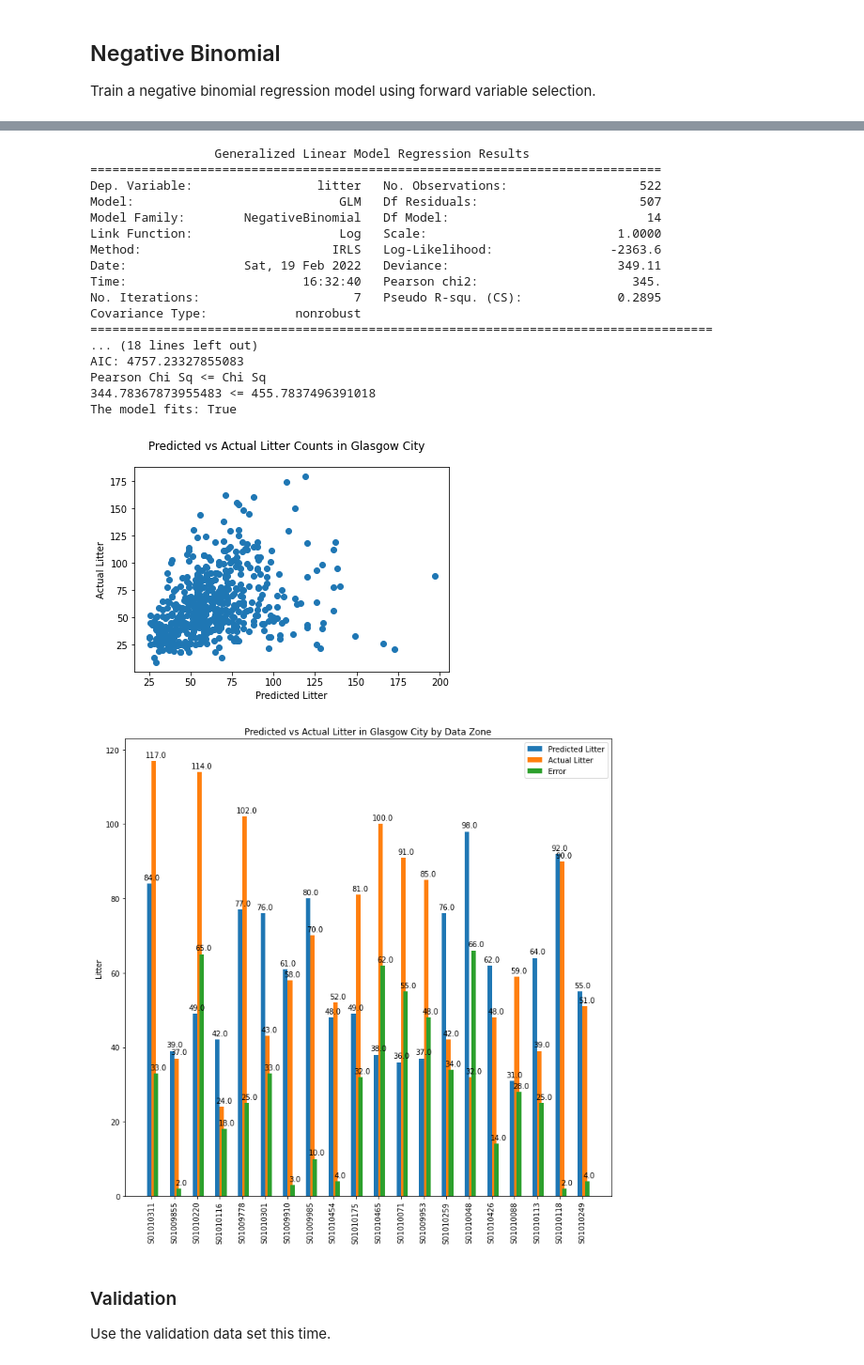
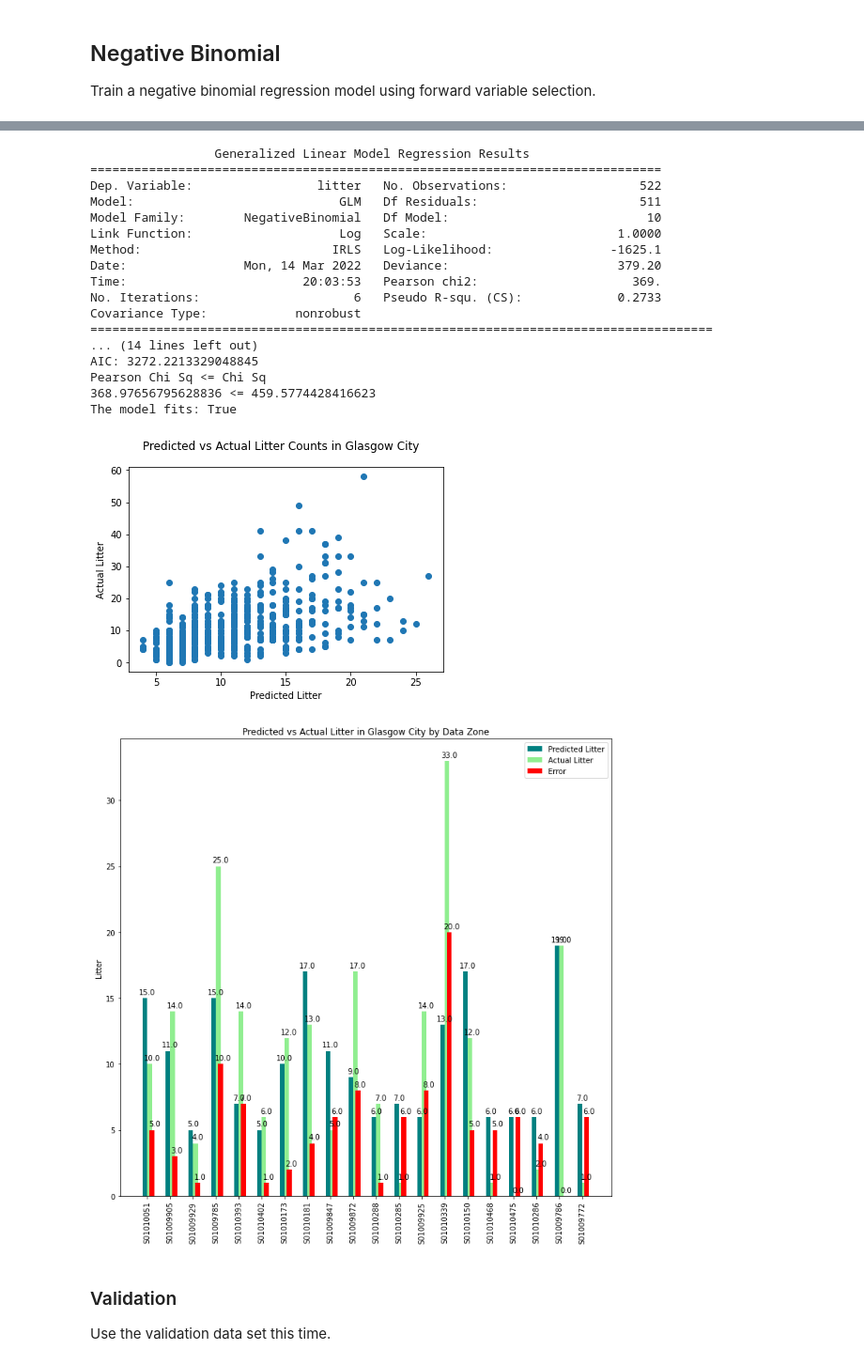
Before and after one commit to Garee/glasgow-litter, a Jupyter notebook: regression/regression.ipynb, the cells around one changed output, grey strips where cells are left out. Shown at 94% size. Drawn from its saved outputs; the diff is of its cells as text; code cells hidden in the pictures.

```diff
--- a/regression/regression.ipynb
+++ b/regression/regression.ipynb
@@ -43,6 +43,8 @@ def remove_features(df):
 def impute_missing_data(df):
   """Replace missing values with their mean"""
   features = [
+    "Total_population",
+    "Working_Age_population",
     "CIF",
     "ALCOHOL",
     "DRUG",
@@ -60,7 +62,7 @@ def impute_missing_data(df):
   ]
   for f in features:
     df[f].fillna(df[f].mean(), inplace=True)
-    df[f].replace(to_replace=0, value=df[f].mean())
+    df[f].replace(to_replace=0, value=df[f].mean(), inplace=True)
   return df
 
 def impute_data_zones(df):
@@ -313,20 +315,18 @@ plot_correlation_matrix(df_train, df_train.columns, figsize=(30,30))
 # %%
 features_with_corr = [
   "litter",
+  # Positive
+  "no_qualifications",
   "income_rate",
-  "no_qualifications",
+  "CIF",
   "employment_rate",
-  "CIF",
-  "income_count",
   "EMERG",
+  "DEPRESS",
+  "SMR",
   "ALCOHOL",
-  "DEPRESS",
-  "overcrowded_rate",
-  "DRUG",
-  "SMR",
-  "Attendance",
+  # Negative
   "Attainment",
-  "University"
+  "Attendance"
 ]
 
 plot_correlation_matrix(df_train, columns=features_with_corr)
@@ -461,6 +461,6 @@ The model fits: False
 
 Train a negative binomial regression model using forward variable selection.
 # %%
-nb_model = forward_selection(df_train_in, "litter", smf_model=smf.negativebinomial, family=sm.families.NegativeBinomial(alpha=0.2))
+nb_model = forward_selection(df_train_in, "litter", smf_model=smf.negativebinomial, family=sm.families.NegativeBinomial(alpha=0.4))
 # %% [output]
 Optimization terminated successfully.
@@ -490,19 +490,19 @@ check_pearson_chi2(pearson_chi2=nb_model.pearson_chi2, residuals=nb_model.df_res
                  Generalized Linear Model Regression Results
 ==============================================================================
 Dep. Variable:                 litter   No. Observations:                  522
-Model:                            GLM   Df Residuals:                      507
-Model Family:        NegativeBinomial   Df Model:                           14
+Model:                            GLM   Df Residuals:                      511
+Model Family:        NegativeBinomial   Df Model:                           10
 Link Function:                    Log   Scale:                          1.0000
-Method:                          IRLS   Log-Likelihood:                -2363.6
-Date:                Sat, 19 Feb 2022   Deviance:                       349.11
-Time:                        16:32:40   Pearson chi2:                     345.
-No. Iterations:                     7   Pseudo R-squ. (CS):             0.2895
+Method:                          IRLS   Log-Likelihood:                -1625.1
+Date:                Mon, 14 Mar 2022   Deviance:                       379.20
+Time:                        20:03:53   Pearson chi2:                     369.
+No. Iterations:                     6   Pseudo R-squ. (CS):             0.2733
 Covariance Type:            nonrobust
 =====================================================================================
-... (18 lines left out)
-AIC: 4757.23327855083
+... (14 lines left out)
+AIC: 3272.2213329048845
 Pearson Chi Sq <= Chi Sq
-344.78367873955483 <= 455.7837496391018
+368.97656795628836 <= 459.5774428416623
 The model fits: True
 # %%
 import matplotlib.pyplot as plt
@@ -522,10 +522,10 @@ def scatter_plot(df, formula, model):
     plt.ylabel("Actual Litter")
     plt.show()
 
-nb_model_formula = "litter ~ SMR + DRUG + ALCOHOL + DEPRESS + EMERG + Attainment + University + income_count + employment_rate + CIF + no_qualifications + Attendance + overcrowded_rate + income_rate"
+nb_model_formula = "litter ~ ALCOHOL + SMR + Attainment + DEPRESS + EMERG + employment_rate + CIF + Attendance + income_rate + no_qualifications"
 scatter_plot(df_train_in, nb_model_formula, nb_model)
 # %% [output]
-[figure, old version]
+[figure, new version]
 # %%
 def bar_plot(df, formula, model, n_bars=20, bar_width=0.2):
     y, X = dmatrices(formula, df, return_type="dataframe")
@@ -533,37 +533,37 @@ def bar_plot(df, formula, model, n_bars=20, bar_width=0.2):
     labels = read_data_from_file(data_fpath).iloc[indices]["Data_Zone"]
     predicted_counts, actual_counts = get_predicted_counts(model, X), y["litter"]
     y_predicted = predicted_counts[:n_bars]
     y_actual = actual_counts[:n_bars]
     y_err = abs(y_predicted - y_actual)
 
     fig, ax = plt.subplots()
     fig.set_figwidth(10)
     fig.set_figheight(10)
     x = np.arange(len(labels))
-    rects1 = ax.bar(x - bar_width/2, y_predicted, bar_width, label="Predicted Litter")
-    rects2 = ax.bar(x + bar_width/2, y_actual, bar_width, label="Actual Litter")
-    rects3 = ax.bar(x + (bar_width/2) + (bar_width/2), y_err, bar_width, label="Error")
+    rects1 = ax.bar(x - bar_width/2, y_predicted, bar_width, label="Predicted Litter", color="teal")
+    rects2 = ax.bar(x + bar_width/2, y_actual, bar_width, label="Actual Litter", color="lightgreen")
+    rects3 = ax.bar(x + (bar_width/2) + (bar_width/2), y_err, bar_width, label="Error", color="red")
     ax.set_ylabel("Litter")
     ax.set_title("Predicted vs Actual Litter in Glasgow City by Data Zone")
     ax.set_xticks(x)
     ax.set_xticklabels(labels, rotation=90)
     ax.legend()
     for rects in [rects1, rects2, rects3]:
         for rect in rects:
             height = rect.get_height()
             ax.annotate(
                 f"{height}",
                 xy=(rect.get_x() + rect.get_width() / 2 + rect.get_width() / 2, height),
                 xytext=(0, 3),
                 textcoords="offset points",
                 ha="center", va='bottom'
         )
     fig.tight_layout()
     plt.show()
 
 bar_plot(df_train_in, nb_model_formula, nb_model)
 # %% [output]
-[figure, old version]
+[figure, new version]
 # %% [markdown]
 ### Validation
 
```
Also changed, not shown: parts of 17 cells of this notebook, 1 other file.
